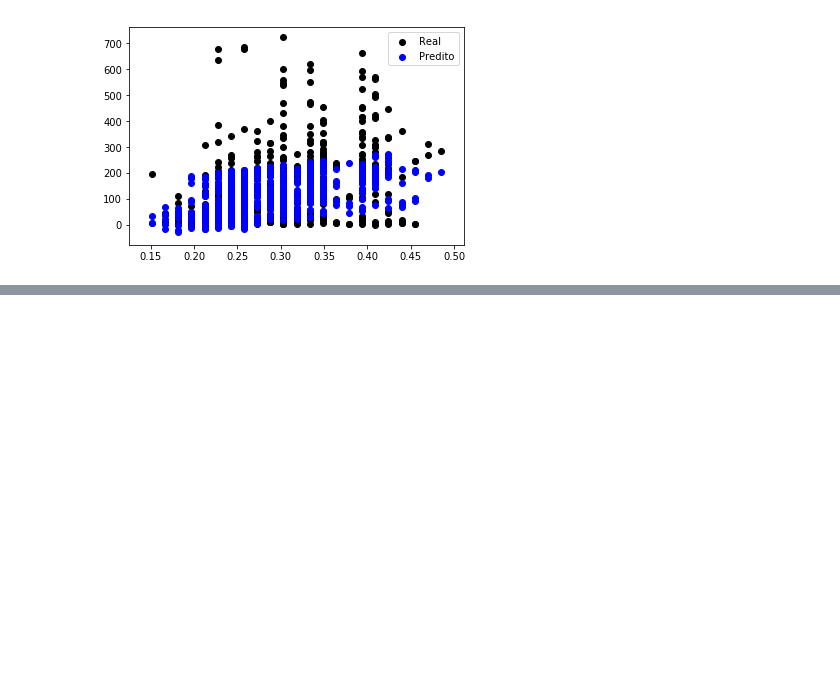
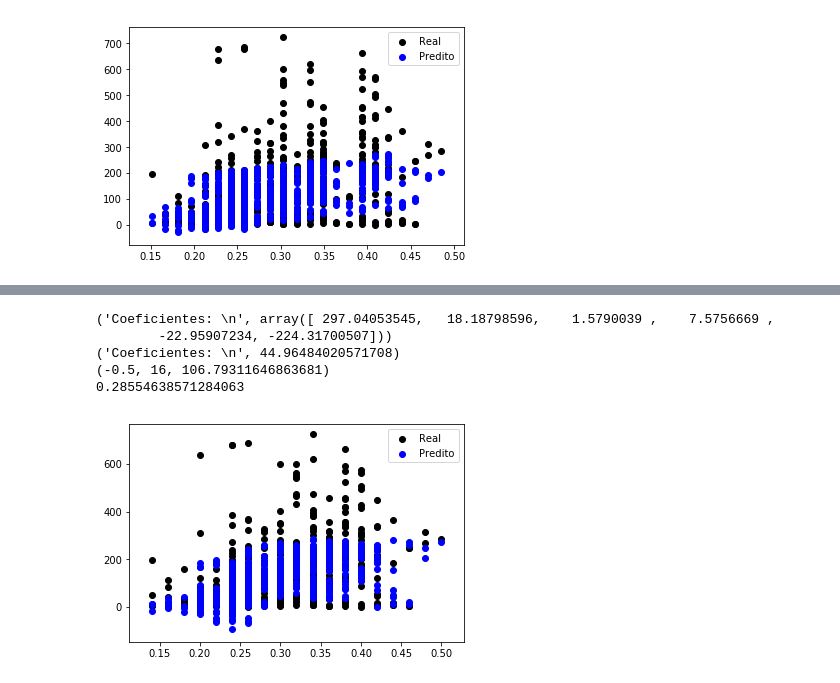
Before and after one commit to BrenoPeixotobr/topicosic, a Jupyter notebook: regressao/atividade_aula4_breno.ipynb, the cells around one changed output, grey strips where cells are left out. Drawn from its saved outputs; the diff is of its cells as text; code cells hidden in the pictures; blank space fills up the shorter version.

```diff
--- a/regressao/atividade_aula4_breno.ipynb
+++ b/regressao/atividade_aula4_breno.ipynb
@@ -247,0 +348,50 @@ print(r2_2)
+# %%
+X5 = tabela[["temp","season","weekday","hr","holiday","hum"]]
+#separa dados de treinamento do modelo linear e dados para validação do modelo
+#inclui o modulo de regressão l
+#separa em dois conjuntos, um para treinamento e outro para validação (20 últimos)
+X_t5 = X5[:-500]
+X_v5 = X5[-500:]
+#print(X_t["RM"])
+y_t5 = tabela["cnt"][:-500]
+y_v5 = tabela["cnt"][-500:]
+
+regr5 = linear_model.LinearRegression()
+
+# treina o modelo
+regr5.fit(X_t5, y_t5)
+
+# faz a predição
+y_pred5 = regr5.predict(X_v5)
+
+# coeficientes a
+print('Coeficientes: \n', regr5.coef_)
+#intercepto b
+print('Coeficientes: \n', regr5.intercept_)
+#y = 5.10*RM + -0.65*LSTAT + -1.24
+
+#prediz manualmente os valores com base nos coeficientes encontrados na regressao
+y_teste5 = 5.10*X_v5["temp"] - 0.65*X_v5["hr"]- 1.24
+
+#exibe o valor predito manualmente y_teste, que começa de 486
+#exibe o valor real y_t
+#exibe o valor predito pela regressão linear
+
+#print(y_teste)
+print(y_teste5[16879], y_t5[0],y_pred5[0])
+
+#plota todos os valores de validação
+plt.scatter(X_v5["temp"], y_v5,  color='black')
+plt.scatter(X_v5["temp"], y_pred5, color='blue')
+plt.legend(["Real", "Predito"])
+
+#R^2 ajustado
+r2_5=regr5.score(X_v5,y_v5)
+print(r2_5)
+# %% [output]
+('Coeficientes: \n', array([ 297.04053545,   18.18798596,    1.5790039 ,    7.5756669 ,
+        -22.95907234, -224.31700507]))
+('Coeficientes: \n', 44.96484020571708)
+(-0.5, 16, 106.79311646863681)
+0.28554638571284063
+[figure, added]
```
Also changed, not shown: parts of 3 cells of this notebook.
